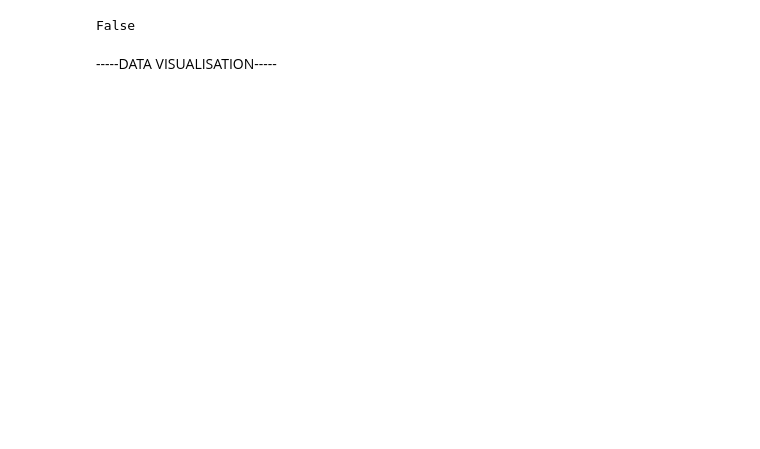
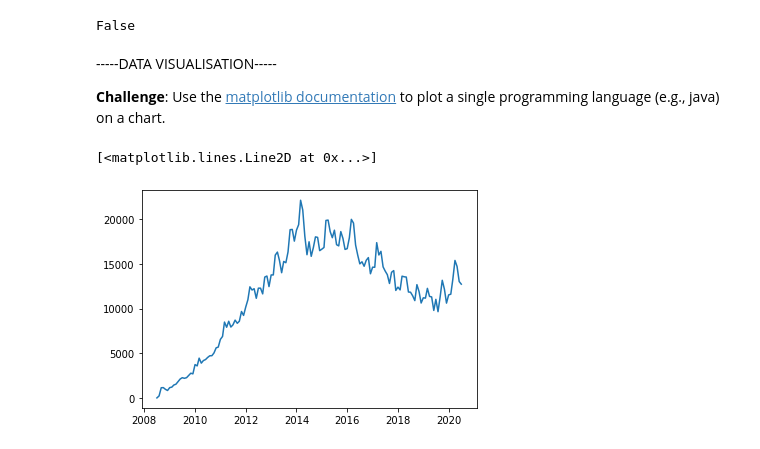
Before and after one commit to abettercoder/angela_100, a Jupyter notebook: Day72/main.ipynb, the cells around one changed output. Drawn from its saved outputs; the diff is of its cells as text; code cells hidden in the pictures; blank space fills up the shorter version.

Commit message:
Day72 Data Visualization started

```diff
--- a/Day72/main.ipynb
+++ b/Day72/main.ipynb
@@ -146,5 +146,13 @@ reshaped_df.head()
 reshaped_df.isna().values.any()
 # %% [output]
 False
-# %% [markdown]
------DATA VISUALISATION-----
+# %% [markdown]
+-----DATA VISUALISATION-----
+
+**Challenge**: Use the [matplotlib documentation](https://matplotlib.org/3.2.1/api/_as_gen/mamatplotlibtplotlib.pyplot.plot.html#matplotlib.pyplot.plot) to plot a single programming language (e.g., java) on a chart.
+# %%
+import matplotlib.pyplot as plt
+plt.plot(reshaped_df.index, reshaped_df['java'])
+# %% [output]
+[<matplotlib.lines.Line2D at 0x...>]
+[figure, added]
```
